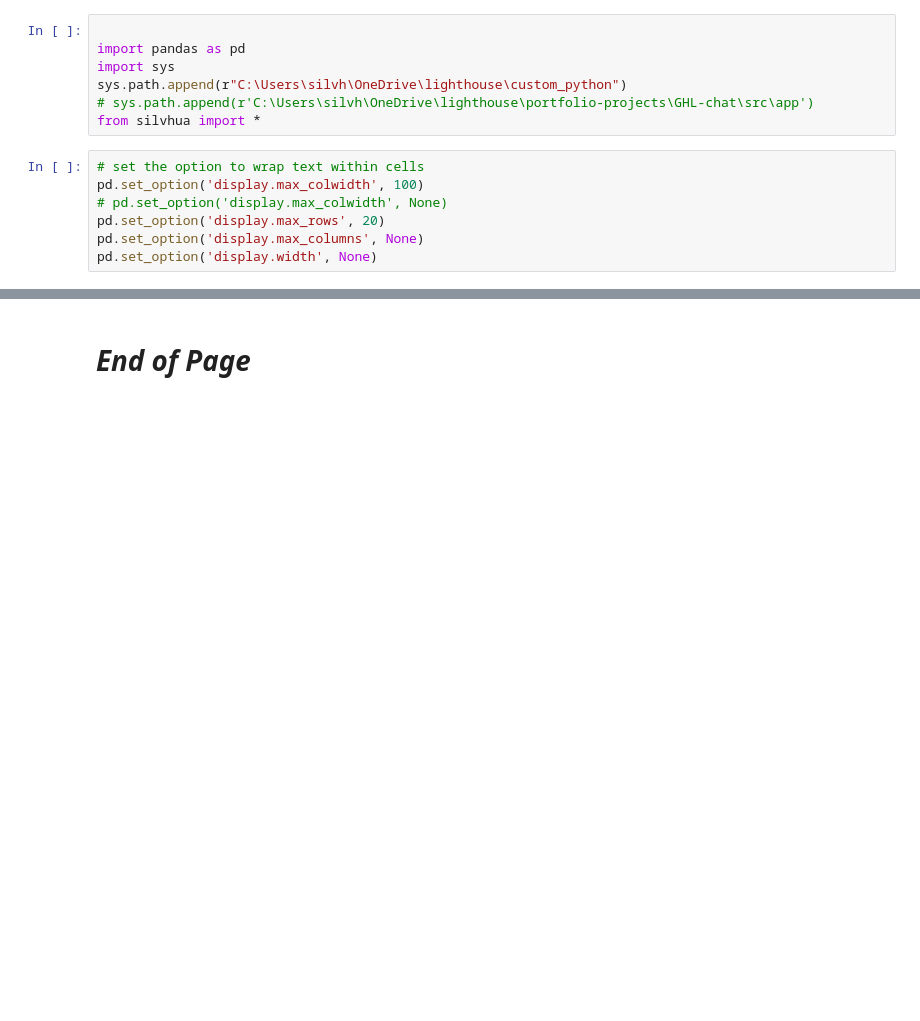
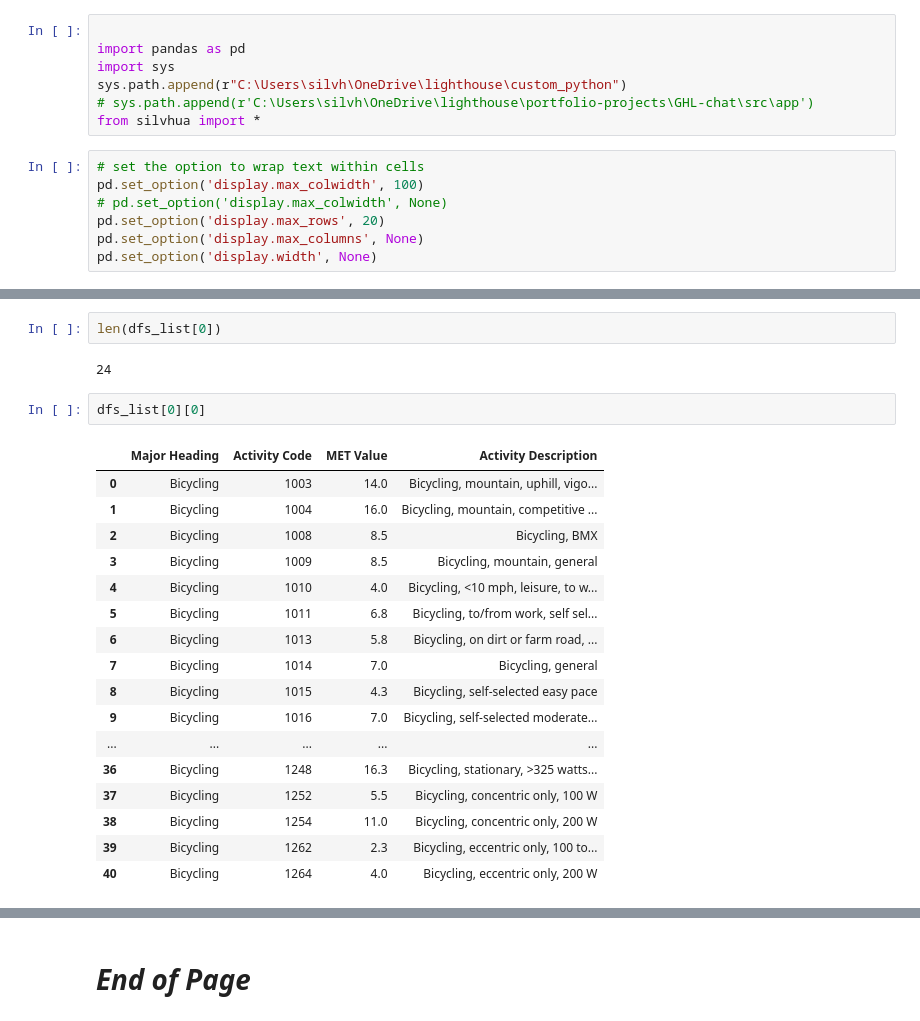
Before and after one commit to silvhua/custom_python, a Jupyter notebook: notebooks/2024-03-12 parse Physical Activity Comppendium PDF.ipynb, the cells around one changed output, grey strips where cells are left out. Cells and saved outputs as stored; diff of their text form; blank space fills up the shorter version.

Commit message:
parsed 2024 physical activity compendium

```diff
--- a/notebooks/2024-03-12 parse Physical Activity Comppendium PDF.ipynb
+++ b/notebooks/2024-03-12 parse Physical Activity Comppendium PDF.ipynb
@@ -142,0 +178,24 @@ An error occurred on line 26 in C:\Users\silvh\AppData\Local\Temp\ipykernel_6156
+# %%
+len(dfs_list[0])
+# %% [output]
+24
+# %%
+dfs_list[0][0]
+# %% [output]
+|  | Major Heading | Activity Code | MET Value | Activity Description |
+| 0 | Bicycling | 1003 | 14.0 | Bicycling, mountain, uphill, vigo... |
+| 1 | Bicycling | 1004 | 16.0 | Bicycling, mountain, competitive ... |
+| 2 | Bicycling | 1008 | 8.5 | Bicycling, BMX |
+| 3 | Bicycling | 1009 | 8.5 | Bicycling, mountain, general |
+| 4 | Bicycling | 1010 | 4.0 | Bicycling, <10 mph, leisure, to w... |
+| 5 | Bicycling | 1011 | 6.8 | Bicycling, to/from work, self sel... |
+| 6 | Bicycling | 1013 | 5.8 | Bicycling, on dirt or farm road, ... |
+| 7 | Bicycling | 1014 | 7.0 | Bicycling, general |
+| 8 | Bicycling | 1015 | 4.3 | Bicycling, self-selected easy pace |
+| 9 | Bicycling | 1016 | 7.0 | Bicycling, self-selected moderate... |
+| ... | ... | ... | ... | ... |
+| 36 | Bicycling | 1248 | 16.3 | Bicycling, stationary, >325 watts... |
+| 37 | Bicycling | 1252 | 5.5 | Bicycling, concentric only, 100 W |
+| 38 | Bicycling | 1254 | 11.0 | Bicycling, concentric only, 200 W |
+| 39 | Bicycling | 1262 | 2.3 | Bicycling, eccentric only, 100 to... |
+| 40 | Bicycling | 1264 | 4.0 | Bicycling, eccentric only, 200 W |
```
Also changed, not shown: parts of 11 cells of this notebook.
